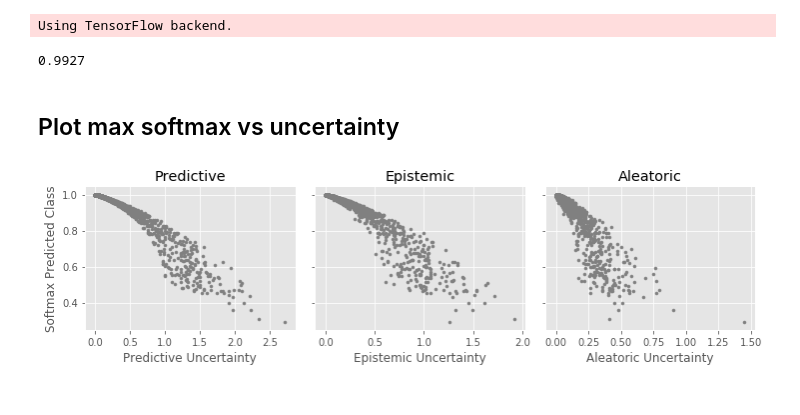
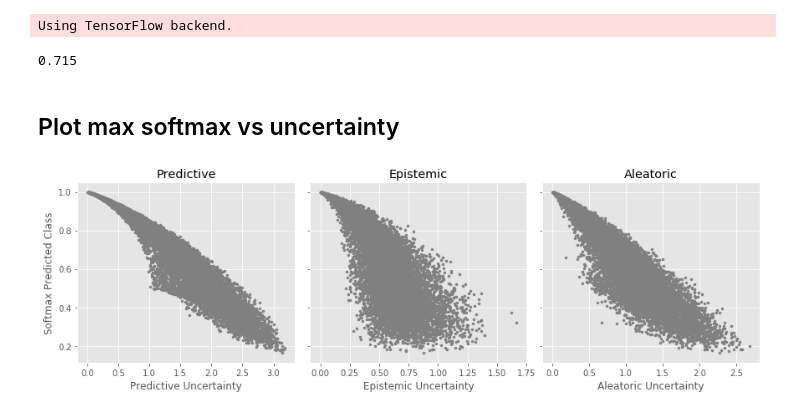
Before and after one commit to chail/InterpretableBayesianUncertainty, a Jupyter notebook: experiments/results-2/softmax-vs-uncertainty.ipynb, the cells around one changed output. Cells and saved outputs as stored; diff of their text form; code cells hidden in the pictures.

```diff
--- a/experiments/results-2/softmax-vs-uncertainty.ipynb
+++ b/experiments/results-2/softmax-vs-uncertainty.ipynb
@@ -19,8 +19,8 @@ plt.style.use('ggplot')
 # %% [output]
 Using TensorFlow backend.
 # %%
-dataset = 'mnist'
-# dataset = 'cifar10'
+# dataset = 'mnist'
+dataset = 'cifar10'
 # dataset = 'svhn'
 # %%
 run = 1
@@ -39,7 +39,7 @@ avg_pc = np.mean(pred, axis=1)  #integrate over weight samples
 test_acc = (np.argmax(avg_pc, axis=-1) == np.argmax(test[1], axis=-1))
 np.mean(test_acc)
 # %% [output]
-0.9927
+0.715
 # %%
 predictive = - np.sum(avg_pc * ma.log2(avg_pc).filled(0), axis=-1)
 # %%
@@ -51,14 +51,14 @@ epistemic = predictive - aleatoric
 # %%
 max_softmax = np.max(avg_pc, axis=1)
 uncertainties = [predictive, epistemic, aleatoric]
 titles = ['Predictive','Epistemic', 'Aleatoric']
-f, axes = plt.subplots(1, 3, figsize=(10, 3), sharey=True)
+f, axes = plt.subplots(1, 3, figsize=(12, 4), sharey=True)
 for (ax, uncertainty, title) in zip(axes, uncertainties, titles):
     ax.scatter(uncertainty, max_softmax, color=[0.5, 0.5, 0.5], marker='.')
     ax.set_title(title)
     ax.set_xlabel('{} Uncertainty'.format(title))
 f.tight_layout()
 axes[0].set_ylabel('Softmax Predicted Class')
-f.savefig('{}.png'.format(dataset), format='png', dpi=600)
+f.savefig('{}.png'.format(dataset), format='png', dpi=600, bbox_inches='tight')
 # %% [output]
-[figure, old version]
+[figure, new version]
```
Also changed, not shown: 12 other files.
